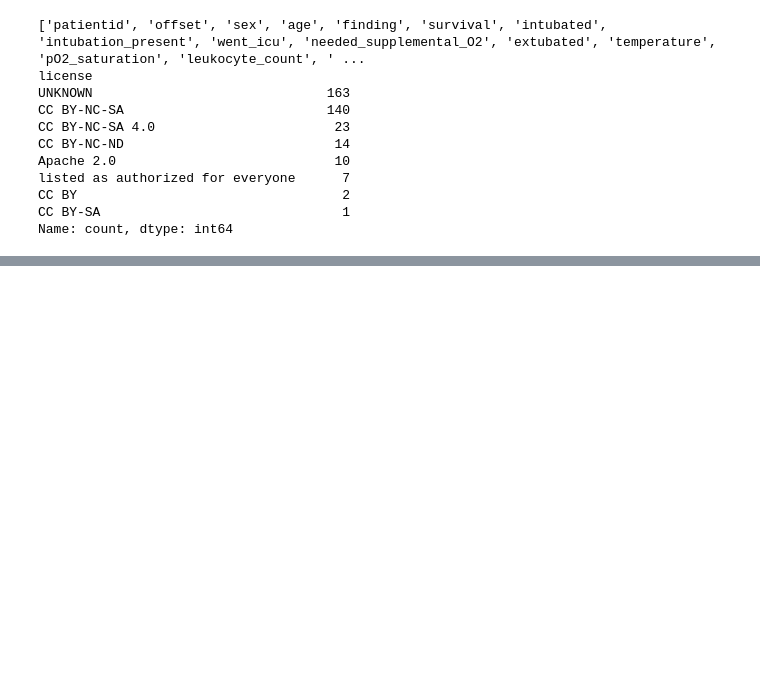
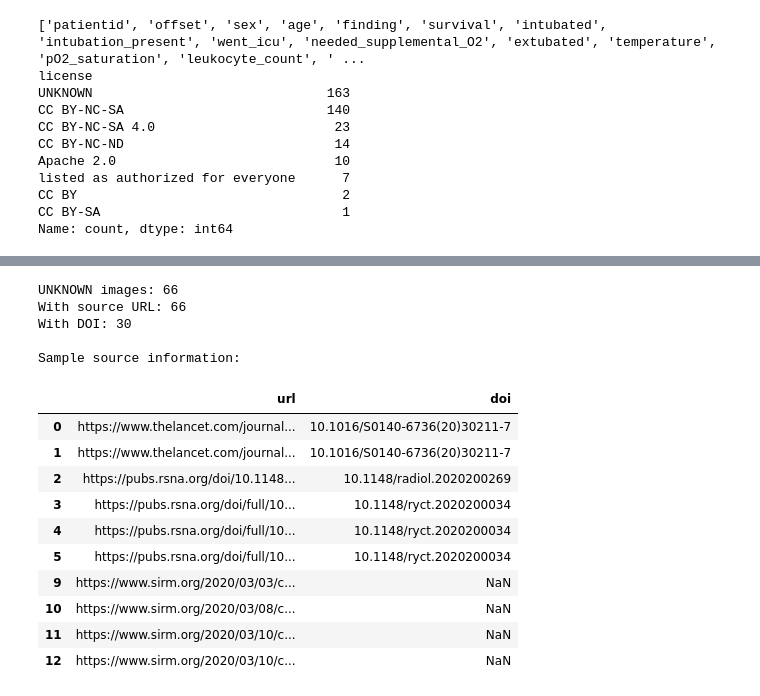
Before and after one commit to ZIYINGLAN/nus_DSA5206_GROUPPROJECT, a Jupyter notebook: EVA_X_Comparison.ipynb, the cells around one changed output, grey strips where cells are left out. Cells and saved outputs as stored; diff of their text form; code cells hidden in the pictures; blank space fills up the shorter version.

```diff
--- a/EVA_X_Comparison.ipynb
+++ b/EVA_X_Comparison.ipynb
@@ -696,0 +981,32 @@ Name: count, dtype: int64
+# %%
+import pandas as pd
+
+audit = pd.read_csv(
+    "/content/drive/MyDrive/duong-data/94_image_license_audit.csv"
+)
+
+unknown = audit[audit["license"] == "UNKNOWN"].copy()
+
+print("UNKNOWN images:", len(unknown))
+print("With source URL:", unknown["url"].notna().sum())
+print("With DOI:", unknown["doi"].notna().sum())
+
+print("\nSample source information:")
+display(unknown[["url", "doi"]].head(10))
+# %% [output]
+UNKNOWN images: 66
+With source URL: 66
+With DOI: 30
+
+Sample source information:
+|  | url | doi |
+| 0 | https://www.thelancet.com/journal... | 10.1016/S0140-6736(20)30211-7 |
+| 1 | https://www.thelancet.com/journal... | 10.1016/S0140-6736(20)30211-7 |
+| 2 | https://pubs.rsna.org/doi/10.1148... | 10.1148/radiol.2020200269 |
+| 3 | https://pubs.rsna.org/doi/full/10... | 10.1148/ryct.2020200034 |
+| 4 | https://pubs.rsna.org/doi/full/10... | 10.1148/ryct.2020200034 |
+| 5 | https://pubs.rsna.org/doi/full/10... | 10.1148/ryct.2020200034 |
+| 9 | https://www.sirm.org/2020/03/03/c... | NaN |
+| 10 | https://www.sirm.org/2020/03/08/c... | NaN |
+| 11 | https://www.sirm.org/2020/03/10/c... | NaN |
+| 12 | https://www.sirm.org/2020/03/10/c... | NaN |
```
Also changed, not shown: parts of 32 cells of this notebook.
